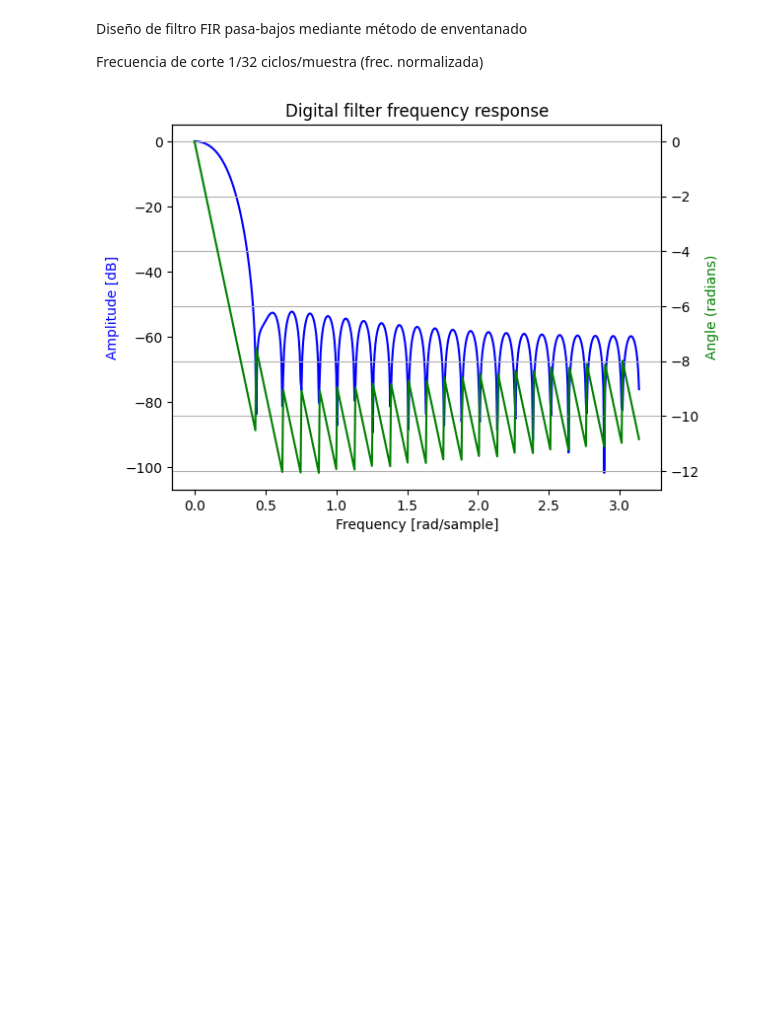
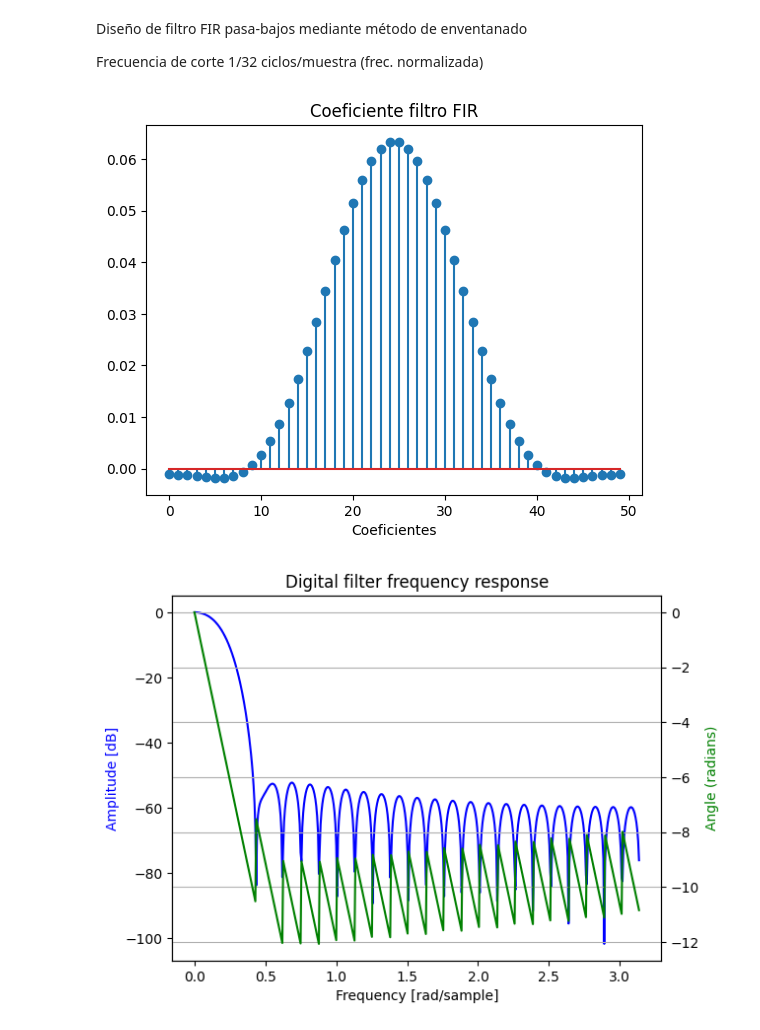
Before and after one commit to nelsonfvt/CyM_PDS, a Jupyter notebook: Teoría/4.Filtrado de señales/Ejemplo_FIR.ipynb, the cells around one changed output. Cells and saved outputs as stored; diff of their text form; code cells hidden in the pictures; blank space fills up the shorter version.

```diff
--- a/Teoría/4.Filtrado de señales/Ejemplo_FIR.ipynb
+++ b/Teoría/4.Filtrado de señales/Ejemplo_FIR.ipynb
@@ -37,7 +37,14 @@ Frecuencia de corte 1/32 ciclos/muestra (frec. normalizada)
 # %%
 # Obteniendo coeficientes del filtro FIR
 n_coef = 50
 cut_f = 1/16 # 1/32 x 2
 h1n = signal.firwin(n_coef,cut_f)
-w, h = signal.freqz(h1n)
+
+plt.figure(1)
+plt.stem(np.arange(0,len(h1n)),h1n)
+plt.title('Coeficiente filtro FIR')
+plt.xlabel('Coeficientes')
+plt.show()
+# %% [output]
+[figure, added]
 # %%
```
Also changed, not shown: parts of 11 cells of this notebook, 2 other files.
